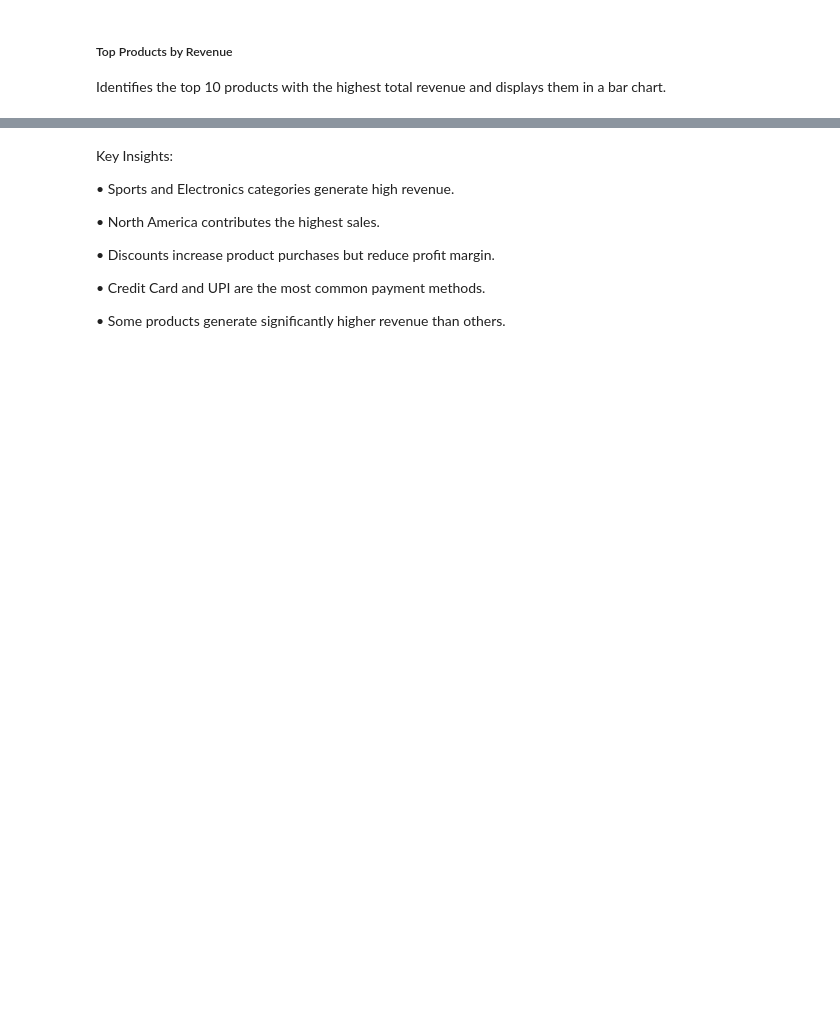
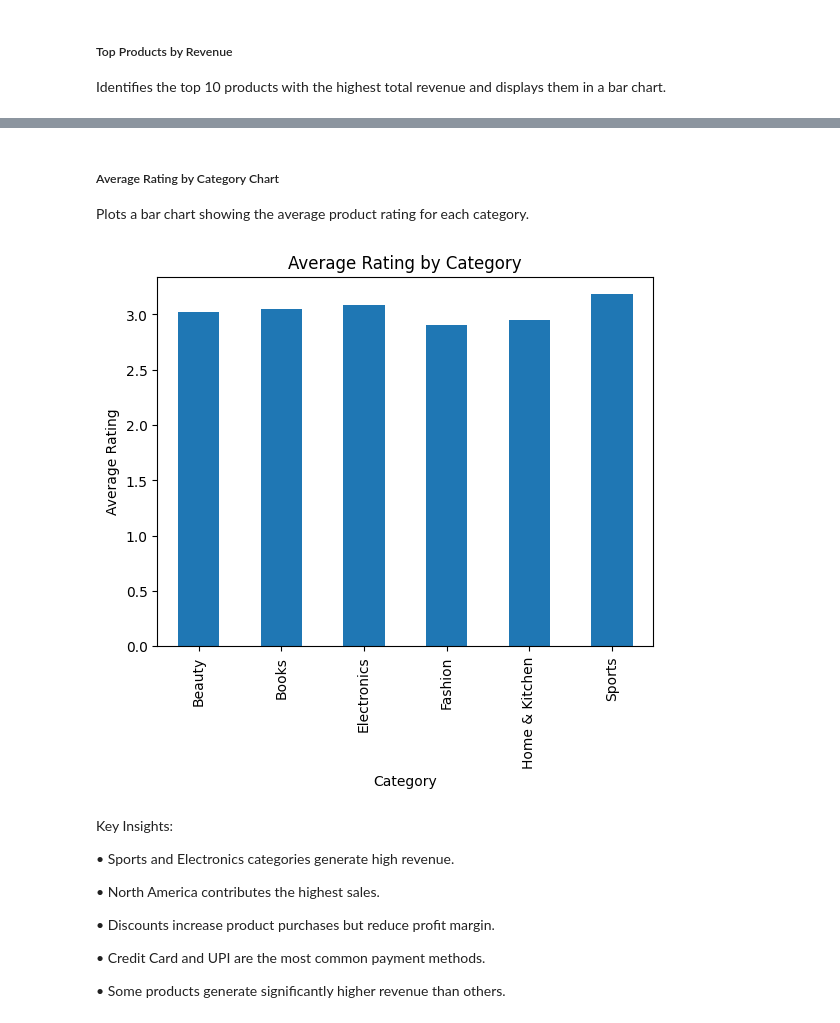
Before and after one commit to parmarriya195-dotcom/amazon-sales-analysis, a Jupyter notebook: final_project.ipynb, the cells around one changed output, grey strips where cells are left out. Cells and saved outputs as stored; diff of their text form; code cells hidden in the pictures; blank space fills up the shorter version.

```diff
--- a/final_project.ipynb
+++ b/final_project.ipynb
@@ -258,3 +285,16 @@ plt.show()
+# %% [markdown]
+##### Average Rating by Category Chart
+Plots a bar chart showing the average product rating for each category.
+# %%
+avg_rating = df.groupby("product_category")["rating"].mean()
+
+avg_rating.plot(kind="bar")
+plt.title("Average Rating by Category")
+plt.xlabel("Category")
+plt.ylabel("Average Rating")
+plt.show()
+# %% [output]
+[figure, added]
 # %% [markdown]
 Key Insights:
 
```
Also changed, not shown: parts of 10 cells of this notebook.
